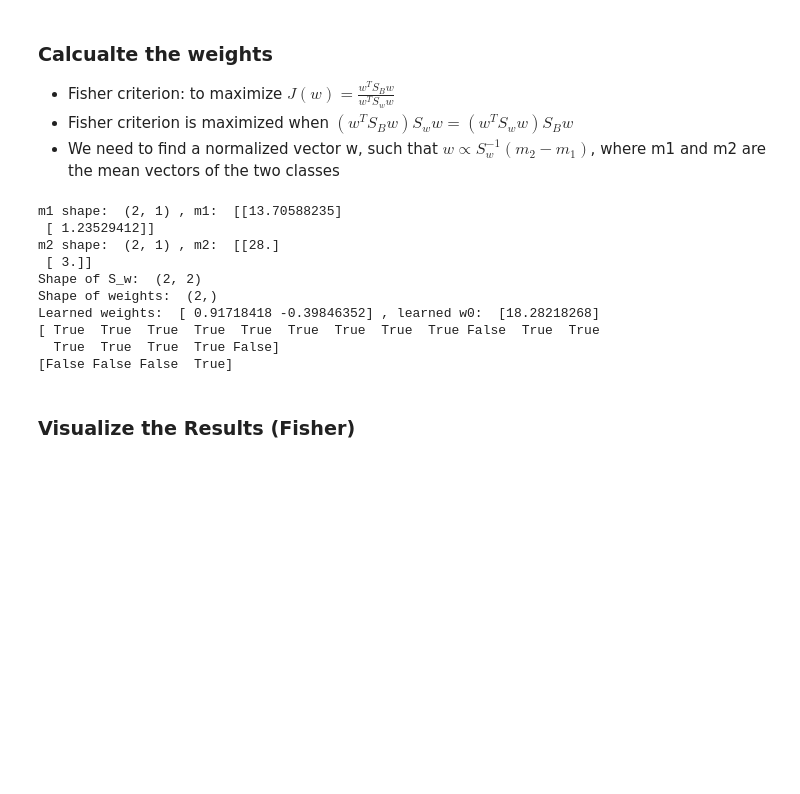
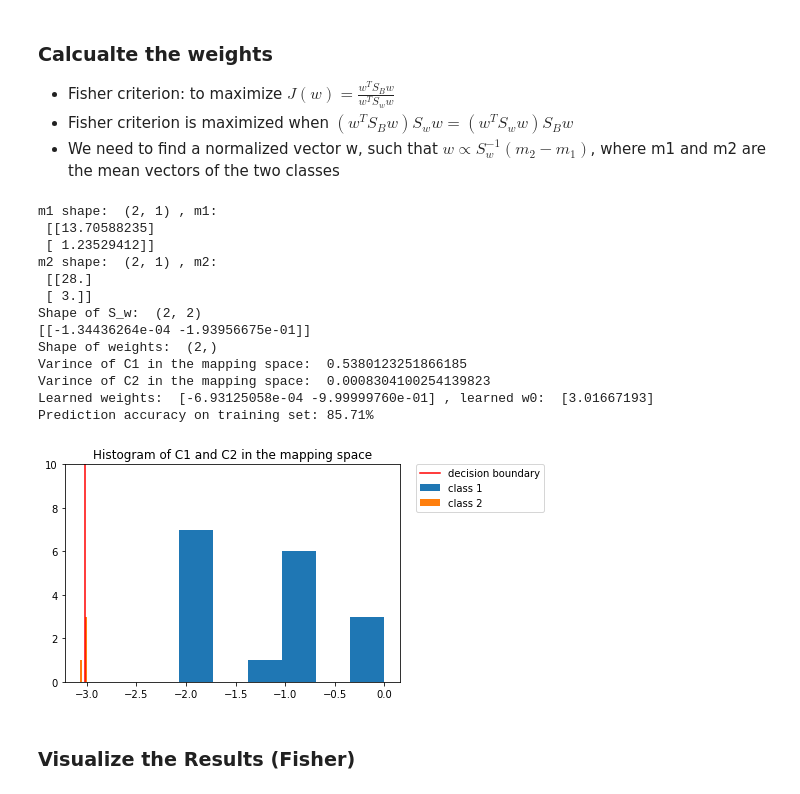
Before and after one commit to GuanSuns/Statistical-Machine-Learning, a Jupyter notebook: Discriminant Linear Classifiers.ipynb, the cells around one changed output. Saved outputs shown, nothing was run; the diff lists cells and outputs as text; code cells hidden in the pictures; blank space fills up the shorter version.

```diff
--- a/Discriminant Linear Classifiers.ipynb
+++ b/Discriminant Linear Classifiers.ipynb
@@ -247,6 +248,15 @@ Compute the linear classifier based on the training data using Fisher's linear d
 - Fisher criterion is maximized when $(w^T S_B w)S_w w = (w^T S_w w)S_B w$
 - We need to find a normalized vector w, such that $w \propto S^{-1}_w (m_2 - m_1)$, where m1 and m2 are the mean vectors of the two classes
 # %%
+def visualize_mapped_c1_c2(mapped_c1, mapped_c2, w0):
+    plt.hist(mapped_c1, bins='auto', label='class 1')
+    plt.hist(mapped_c2, bins='auto', label='class 2')
+    plt.plot([-w0, -w0], [0, 100], color='r', label='decision boundary')
+    plt.title('Histogram of C1 and C2 in the mapping space')
+    plt.legend(bbox_to_anchor=(1.05, 1), loc='upper left', borderaxespad=0.)
+    plt.ylim((0, 10))
+
+
 def w_calc_fisher(c1_train, c2_train):
     dim = c1_train.shape[1]
 
@@ -254,8 +264,8 @@ def w_calc_fisher(c1_train, c2_train):
     m1 = np.average(c1_train, axis=0).reshape((dim, 1))
     m2 = np.average(c2_train, axis=0).reshape((dim, 1))
 
-    print('m1 shape: ', m1.shape, ', m1: ', m1)
-    print('m2 shape: ', m2.shape, ', m2: ', m2)
+    print('m1 shape: ', m1.shape, ', m1:\n', m1)
+    print('m2 shape: ', m2.shape, ', m2:\n', m2)
 
     # calculate S_w
     S_w = np.zeros((dim, dim))
@@ -265,47 +275,73 @@ def w_calc_fisher(c1_train, c2_train):
         S_w = S_w + np.dot(delta, delta.T)
     # sum up the covariance matrix of c2
     for i in range(0, c2_train.shape[0]):
-        delta = c2_train[i] - m2
+        delta = c2_train[i].reshape((dim, 1)) - m2
         S_w = S_w + np.dot(delta, delta.T)
     print('Shape of S_w: ', S_w.shape)
 
     # calcaulate the weights
-    weights = np.dot(np.linalg.inv(S_w), m2-m1).T
+    weights = np.dot(np.linalg.inv(S_w), m1-m2).T
+    print(weights)
     weights = (weights / np.linalg.norm(weights)).reshape((dim, ))
     print('Shape of weights: ', weights.shape)
 
-    # compute the w0 by compute the mean vector of the mapped m1 and mapped m2
-    w0 = (np.dot(m1.T, weights) + np.dot(m2.T, weights))/2.0
+    # compute the w0 by computing the mean vector of the mapped m1 and mapped m2
+    m1_map = np.dot(m1.T, weights)
+    m2_map = np.dot(m2.T, weights)
+    c1_map = np.dot(c1_train, weights)
+    c2_map = np.dot(c2_train, weights)
+
+    c1_var = np.var(c1_map)
+    print('Varince of C1 in the mapping space: ', c1_var)
+    c2_var = np.var(c2_map)
+    print('Varince of C2 in the mapping space: ', c2_var)
+    w0 = -(m2_map + (m1_map-m2_map)*(c2_var)/(c1_var+c2_var)
+
+    # visualize the mapping space
+    visualize_mapped_c1_c2(c1_map, c2_map, w0)
+
     return (weights, w0)
 
 def solve_fisher():
     c1_train = c1_data
     c2_train = c2_data
 
     weights, w0 = w_calc_fisher(c1_train, c2_train)
     print('Learned weights: ', weights, ', learned w0: ', w0)
 
     # test the accuracy
+    n_test = len(c1_train) + len(c2_train)
+    n_correct = 0
     prediction =  np.dot(c1_train, weights)
-    print(prediction<w0)
+    for i in range(0, len(prediction)):
+        if prediction[i] >= -w0:
+            n_correct += 1
 
     prediction =  np.dot(c2_train, weights)
-    print(prediction>w0)
+    for i in range(0, len(prediction)):
+        if prediction[i] < -w0:
+            n_correct += 1
+
+    print('Prediction accuracy on training set: %.2f%%' % (float(n_correct)/n_test*100))
 
     return weights, w0
 
 fisher_weights, fisher_w0 = solve_fisher()
 # %% [output]
-m1 shape:  (2, 1) , m1:  [[13.70588235]
+m1 shape:  (2, 1) , m1:
+ [[13.70588235]
  [ 1.23529412]]
-m2 shape:  (2, 1) , m2:  [[28.]
+m2 shape:  (2, 1) , m2:
+ [[28.]
  [ 3.]]
 Shape of S_w:  (2, 2)
+[[-1.34436264e-04 -1.93956675e-01]]
 Shape of weights:  (2,)
-Learned weights:  [ 0.91718418 -0.39846352] , learned w0:  [18.28218268]
-[ True  True  True  True  True  True  True  True  True False  True  True
-  True  True  True  True False]
-[False False False  True]
+Varince of C1 in the mapping space:  0.5380123251866185
+Varince of C2 in the mapping space:  0.0008304100254139823
+Learned weights:  [-6.93125058e-04 -9.99999760e-01] , learned w0:  [3.01667193]
+Prediction accuracy on training set: 85.71%
+[figure, added]
 # %% [markdown]
 ### Visualize the Results (Fisher)
 # %%
```
Also changed, not shown: parts of 4 cells of this notebook.
